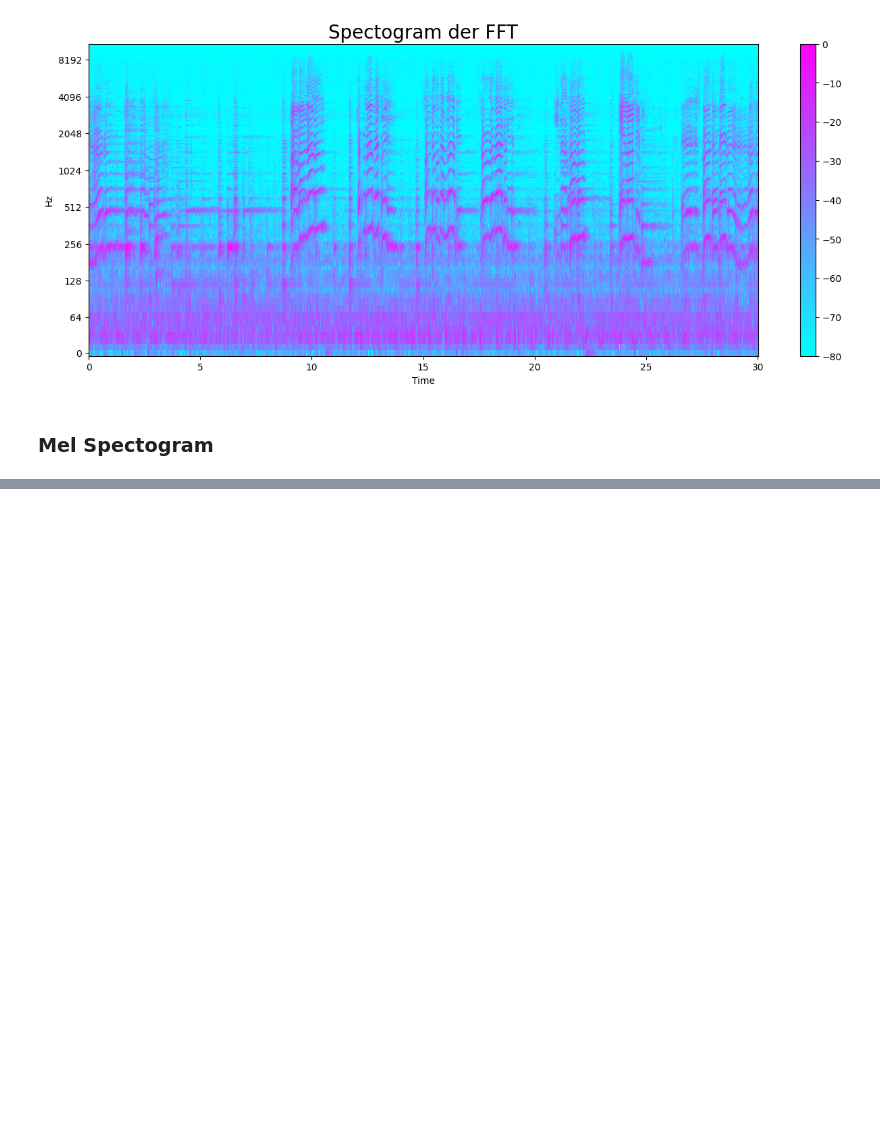
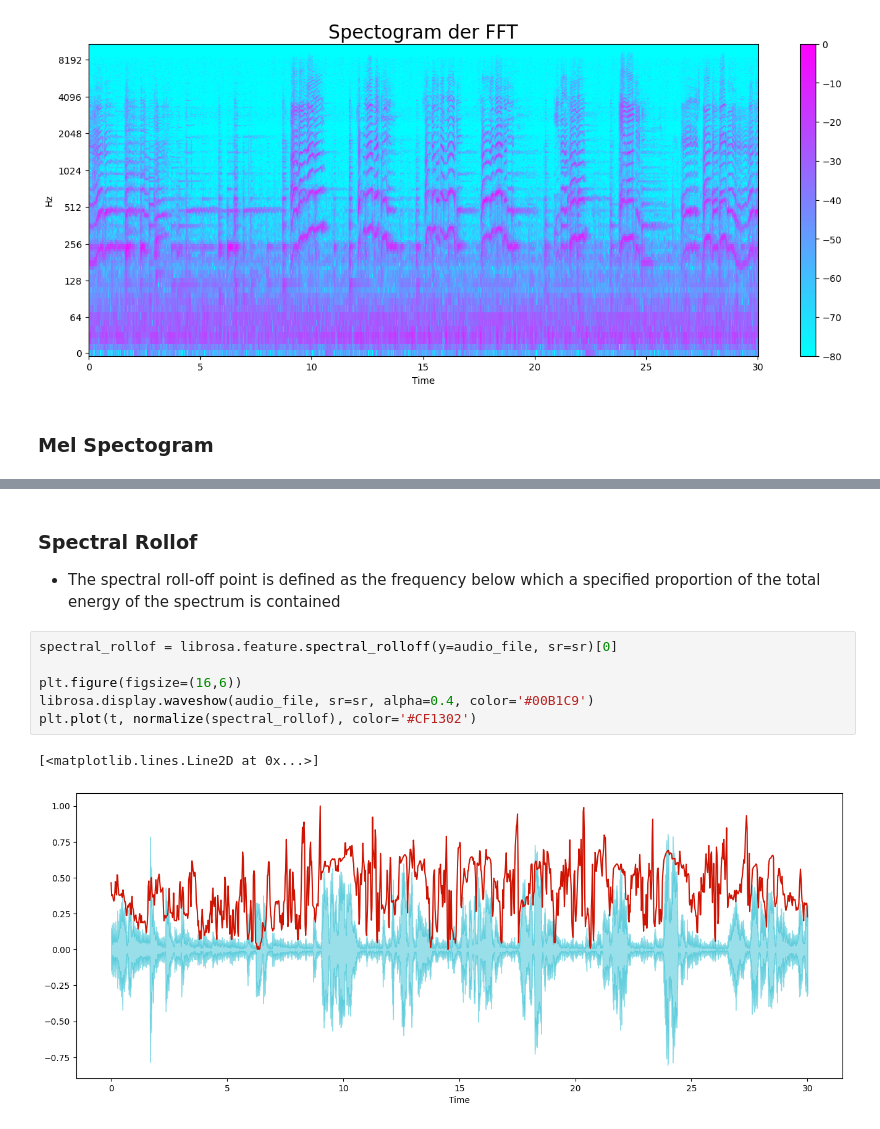
Before and after one commit to janmillou/music_genre_classifier, a Jupyter notebook: music_genre_classifier.ipynb, the cells around one changed output, grey strips where cells are left out. Drawn from its saved outputs; the diff is of its cells as text; blank space fills up the shorter version.

```diff
--- a/music_genre_classifier.ipynb
+++ b/music_genre_classifier.ipynb
@@ -131,0 +202,13 @@ Text(0.5, 1.0, 'Mel Spectogram - Classical.00095')
+# %% [markdown]
+### Spectral Rollof
+
+* The spectral roll-off point is defined as the frequency below which a specified proportion of the total energy of the spectrum is contained
+# %%
+spectral_rollof = librosa.feature.spectral_rolloff(y=audio_file, sr=sr)[0]
+
+plt.figure(figsize=(16,6))
+librosa.display.waveshow(audio_file, sr=sr, alpha=0.4, color='#00B1C9')
+plt.plot(t, normalize(spectral_rollof), color='#CF1302')
+# %% [output]
+[<matplotlib.lines.Line2D at 0x...>]
+[figure, added]
```
Also changed, not shown: parts of 18 cells of this notebook.
